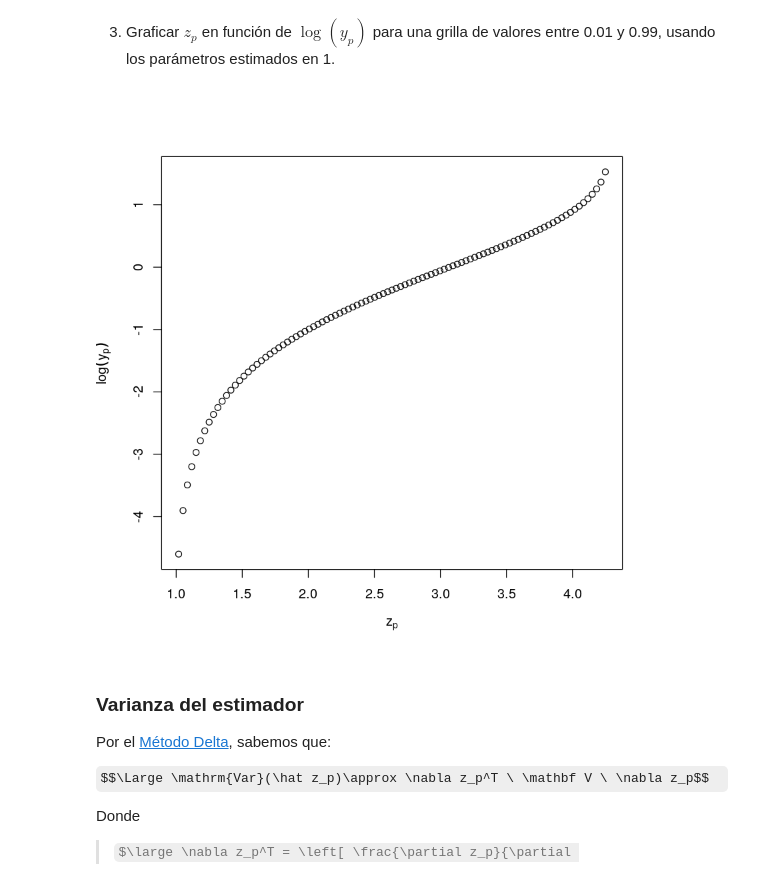
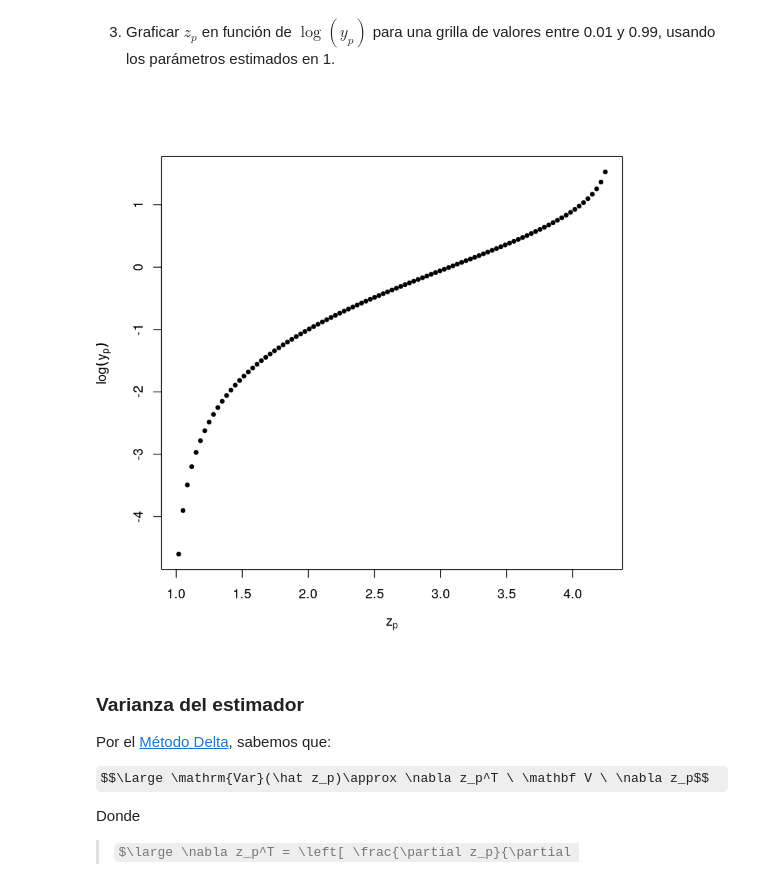
Before and after one commit to carluarevalo/Extreme_value_analysis, a Jupyter notebook: Scripts/Guia-1.ipynb, the cells around one changed output. Drawn from its saved outputs; the diff is of its cells as text; code cells hidden in the pictures; some formulas as TeX source.

```diff
--- a/Scripts/Guia-1.ipynb
+++ b/Scripts/Guia-1.ipynb
@@ -120,7 +120,7 @@ library(ismev)
 # %% [output]
 ERROR: Error in library(ismev): there is no package called ‘ismev’
 # %%
-datos <- rgumbel(1e3)
+datos <- rgumbel(1e1)
 # %% [markdown]
 1 .
 
@@ -162,8 +162,8 @@ estim_zp <- function(p, mu, sigma){
 # %% [markdown]
 3. Graficar $z_p$ en función de $\log(y_p)$ para una grilla de valores entre 0.01 y 0.99, usando los parámetros estimados en 1.
 # %%
-mu    <- 0.03636916#gum$mle[1]
-sigma <- 0.98582371#gum$mle[2]
+mu    <- gum$mle[1]
+sigma <- gum$mle[2]
 # %%
 gridp <- seq(0.01, 0.99, 0.01)
 m <- length(gridp)
@@ -171,14 +171,14 @@ estims <- rep(NA, m)
 logyps <- rep(NA, m)
 for(i in 1:m){
     p <- gridp[i]
-    estims[i] <- estim_zp(mu, sigma, p)
+    estims[i] <- estim_zp(p, mu, sigma)
     yp <- -log(1-p)
     logyps[i] <- log(yp)
 }
 # %%
-plot(estims, logyps, xlab=expression(z[p]), ylab=expression(log(y[p])))
+plot(estims, logyps, xlab=expression(z[p]), ylab=expression(log(y[p])), pch=20)
 # %% [output]
-[figure, old version]
+[figure, new version]
 # %% [markdown]
 ### Varianza del estimador
 
```
Also changed, not shown: parts of 4 cells of this notebook, 4 other files.
